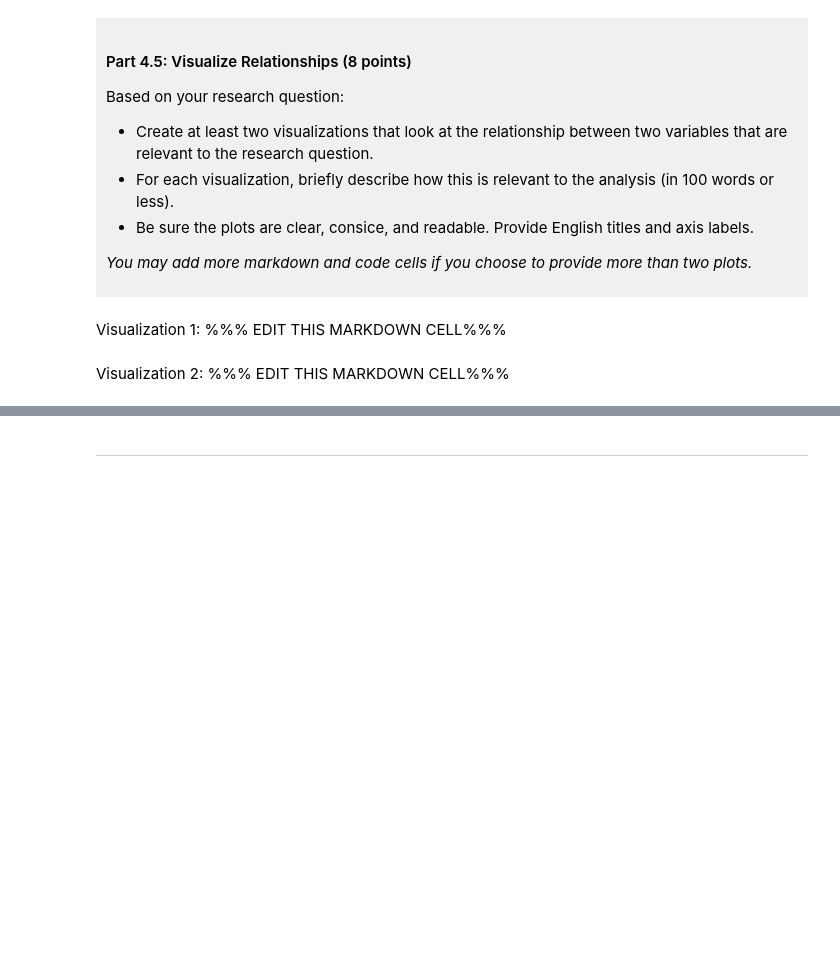
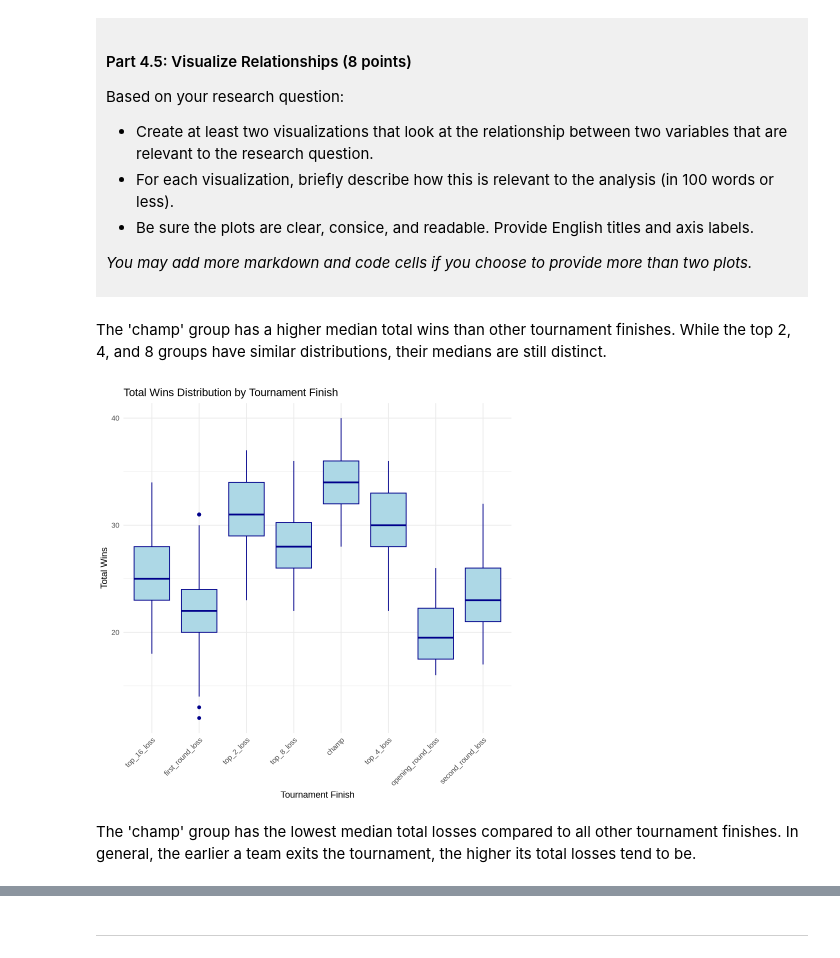
Before and after one commit to kellyluworks-tech/dsci-100-project-kelly-lu, a Jupyter notebook: dsci-100-project-notebook.ipynb, the cells around one changed output, grey strips where cells are left out. Drawn from its saved outputs; the diff is of its cells as text; code cells hidden in the pictures; blank space fills up the shorter version.

```diff
--- a/dsci-100-project-notebook.ipynb
+++ b/dsci-100-project-notebook.ipynb
@@ -310,9 +385,22 @@ Based on your research question:
 *You may add more markdown and code cells if you choose to provide more than two plots.*
 </div>
 # %% [markdown]
-Visualization 1: %%% EDIT THIS MARKDOWN CELL%%%
+The 'champ' group has a higher median total wins than other tournament finishes. While the top 2, 4, and 8 groups have similar distributions, their medians are still distinct.
 # %%
-### EDIT THIS CODE CELL FOR VISUALIZATION 1###
+plot1 <- tidy_data |>
+  ggplot(aes(x = tourney_finish, y = total_wins)) +
+  geom_boxplot(fill = "lightblue", color = "darkblue") +
+  labs(
+    title = "Total Wins Distribution by Tournament Finish",
+    x = "Tournament Finish",
+    y = "Total Wins"
+  ) +
+  theme_minimal() +
+  theme(axis.text.x = element_text(angle = 45, hjust = 1))
+
+  plot1
+# %% [output]
+[figure, added]
 # %% [markdown]
-Visualization 2: %%% EDIT THIS MARKDOWN CELL%%%
+The 'champ' group has the lowest median total losses compared to all other tournament finishes. In general, the earlier a team exits the tournament, the higher its total losses tend to be.
 # %%
```
Also changed, not shown: parts of 8 cells of this notebook.
